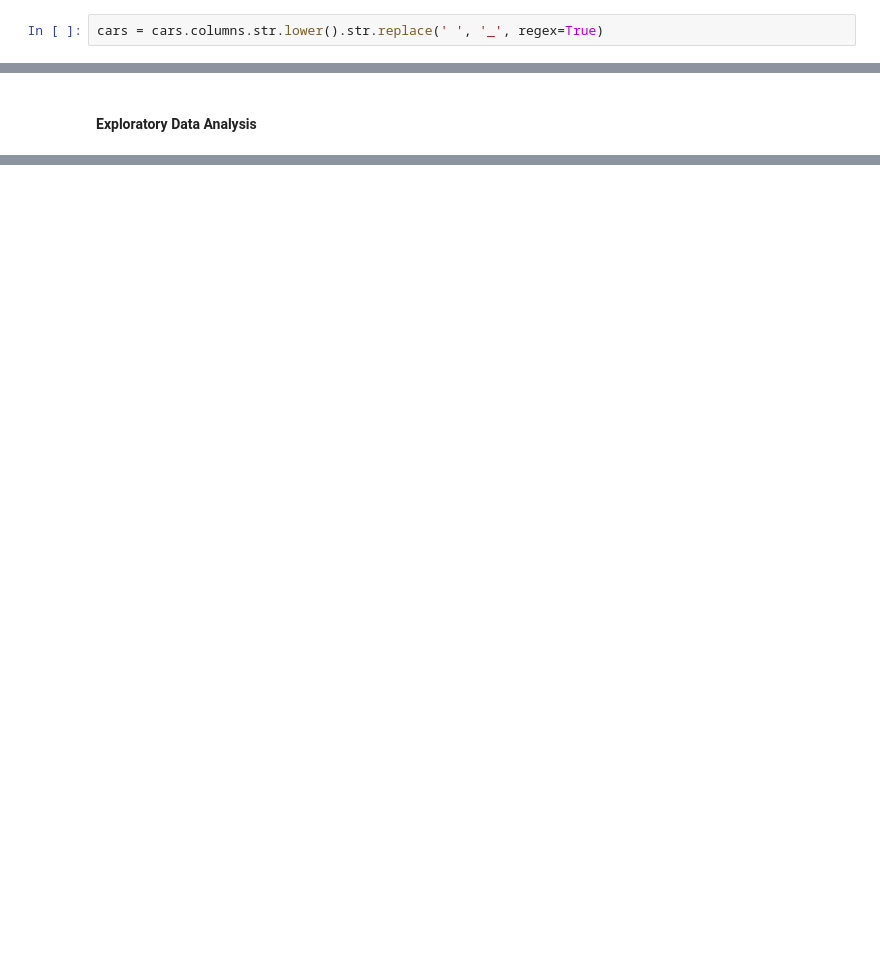
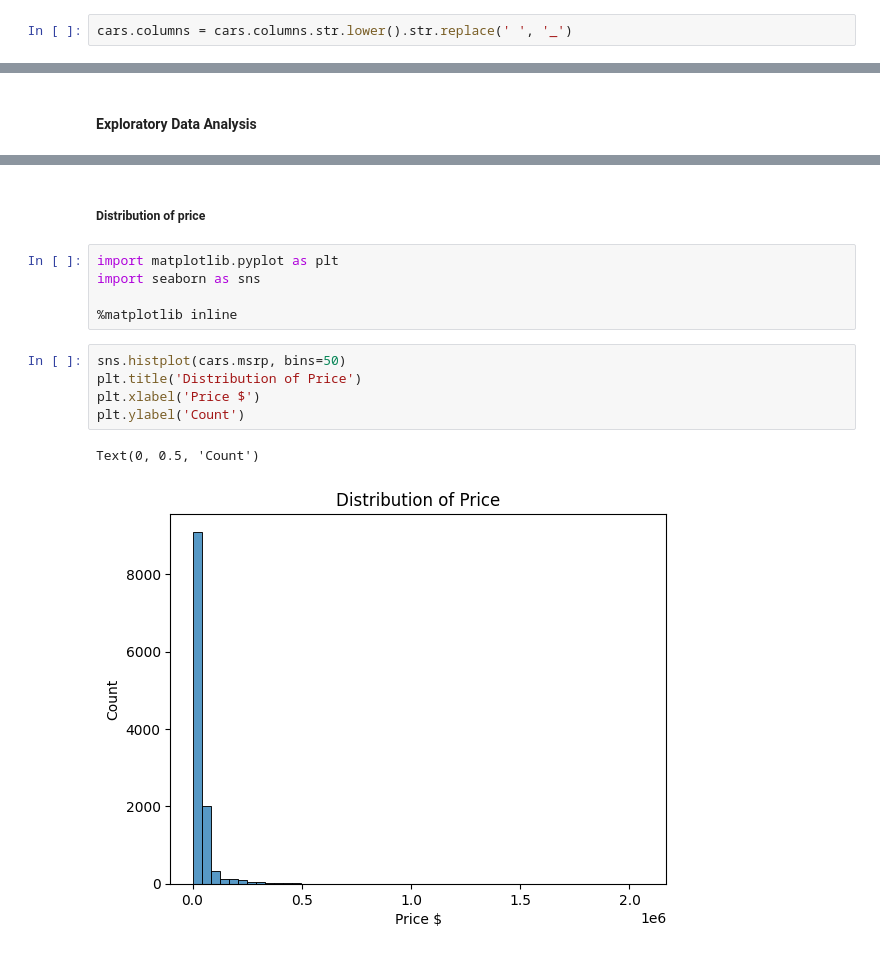
Before and after one commit to zarirahmani/car_price_prediction, a Jupyter notebook: car_price_prediction/regression.ipynb, the cells around one changed output, grey strips where cells are left out. Cells and saved outputs as stored; diff of their text form; blank space fills up the shorter version.

Commit message:
Modify price prediction notebook

```diff
--- a/car_price_prediction/regression.ipynb
+++ b/car_price_prediction/regression.ipynb
@@ -25,2 +45,2 @@ Index(['Make', 'Model', 'Year', 'Engine Fuel Type', 'Engine HP',
 # %%
-cars = cars.columns.str.lower().str.replace(' ', '_', regex=True)
+cars.columns = cars.columns.str.lower().str.replace(' ', '_')
@@ -78,2 +90,17 @@ MSRP
 [46135 40650 36350 29450 34500]
 6049
+# %% [markdown]
+##### Distribution of price
+# %%
+import matplotlib.pyplot as plt
+import seaborn as sns
+
+%matplotlib inline
+# %%
+sns.histplot(cars.msrp, bins=50)
+plt.title('Distribution of Price')
+plt.xlabel('Price $')
+plt.ylabel('Count')
+# %% [output]
+Text(0, 0.5, 'Count')
+[figure, added]
```
Also changed, not shown: parts of 10 cells of this notebook.
